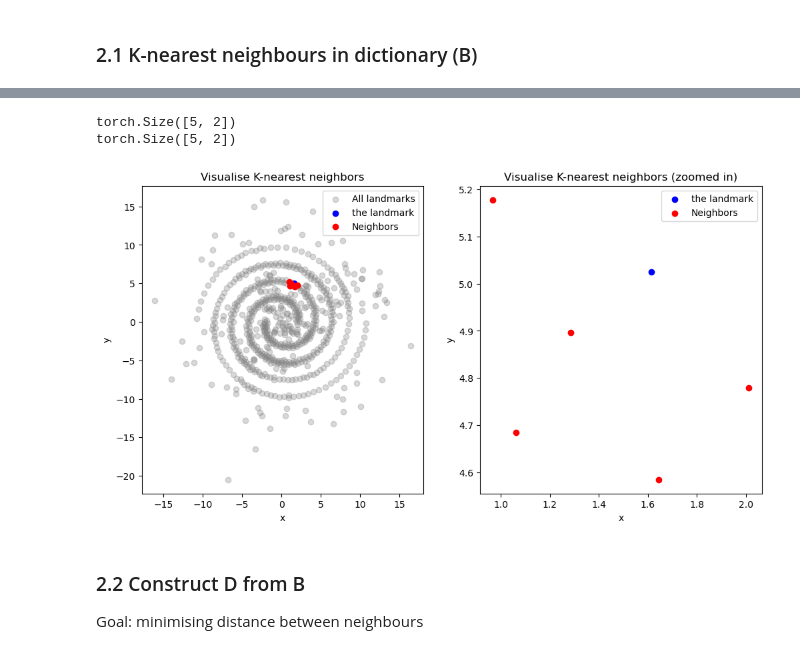
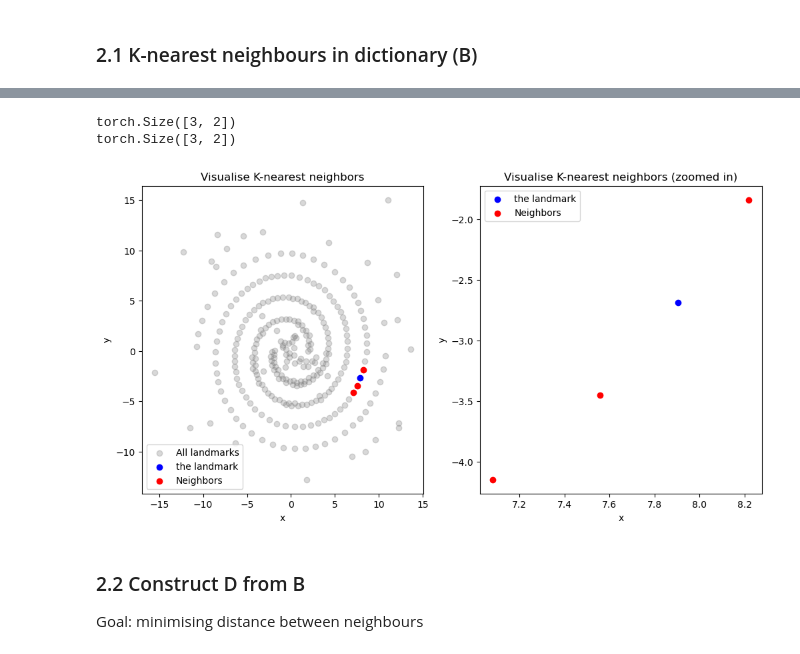
Before and after one commit to derek1909/SignalSpace-WarmUp, a Jupyter notebook: warmup.ipynb, the cells around one changed output, grey strips where cells are left out. Cells and saved outputs as stored; diff of their text form; code cells hidden in the pictures.

```diff
--- a/warmup.ipynb
+++ b/warmup.ipynb
@@ -30,7 +30,7 @@ data = GenerateDataset()
 data_tensor = torch.tensor(data, dtype=torch.float,device = device)
 
 # Create an instance of SparseCoding model
-model = SparseCoding(data_size=data_tensor.shape[0], activ_dim=data_tensor.shape[1], basisfunc_num=700, sparsity_level=0)
+model = SparseCoding(data_size=data_tensor.shape[0], activ_dim=data_tensor.shape[1], basisfunc_num=300, sparsity_level=0)
 
 
 # Define optimizer for Biasis update
@@ -127,7 +127,7 @@ print(np.linalg.norm(Act[0,:]))
 ## Compute K-nearest neighbors for each element in model.Basis
 
 # Compute K-nearest neighbors
-neighbors_indices = model.KNN(5).detach().cpu()
+neighbors_indices = model.KNN(3).detach().cpu()
 print("K-nearest neighbors indices:")
 print(neighbors_indices)
 # %% [output]
@@ -142,38 +151,38 @@ tensor([[332, 676, 405, 197, 353],
 # %%
 ## plot neighbors for a landmark
-idx = 400
+idx = 200
 
 fig, [ax, ax1] = plt.subplots(figsize=[12,6],nrows=1, ncols=2)
 
 # plot dictionary elements
 ax.scatter(Bas[:, 0], Bas[:, 1], label='All landmarks', color='gray', alpha=0.3)
 
 ax.scatter(Bas[idx,0], Bas[idx,1], label='the landmark', color='blue', alpha=1)
 neighbors = Bas[neighbors_indices[idx],:]
 print(neighbors.shape)
 ax.scatter(neighbors[:,0], neighbors[:,1], label='Neighbors', color='red', alpha=1)
 
 # Setting the title and labels
 ax.set_title("Visualise K-nearest neighbors")
 ax.set_xlabel("x")
 ax.set_ylabel("y")
 ax.legend()
 
 ax1.scatter(Bas[idx,0], Bas[idx,1], label='the landmark', color='blue', alpha=1)
 neighbors = Bas[neighbors_indices[idx],:]
 print(neighbors.shape)
 ax1.scatter(neighbors[:,0], neighbors[:,1], label='Neighbors', color='red', alpha=1)
 
 # Setting the title and labels
 ax1.set_title("Visualise K-nearest neighbors (zoomed in)")
 ax1.set_xlabel("x")
 ax1.set_ylabel("y")
 ax1.legend()
 plt.show()
 # %% [output]
-torch.Size([5, 2])
-torch.Size([5, 2])
+torch.Size([3, 2])
+torch.Size([3, 2])
-[figure, old version]
+[figure, new version]
 # %% [markdown]
 ### 2.2 Construct D from B
 Goal: minimising distance between neighbours
```
Also changed, not shown: parts of 12 cells of this notebook.
